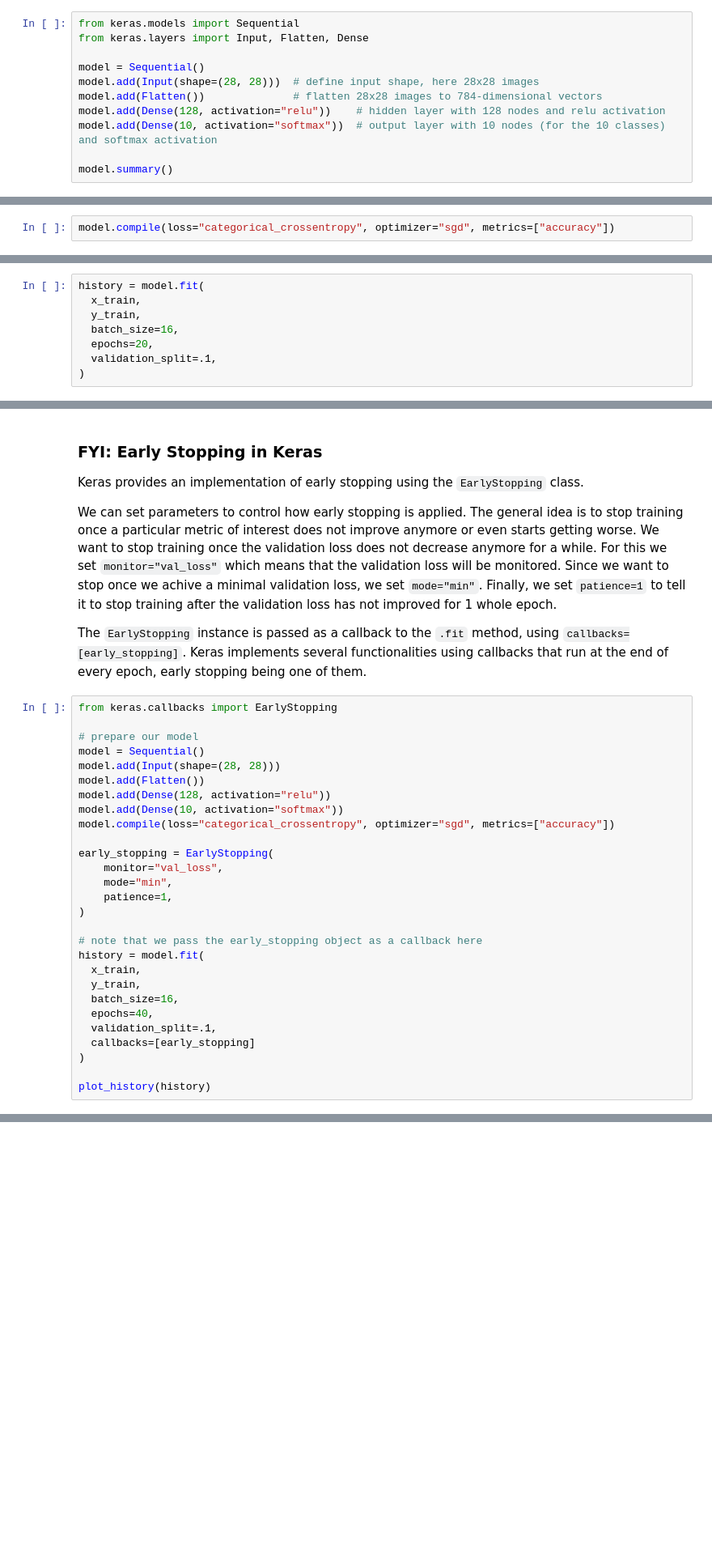
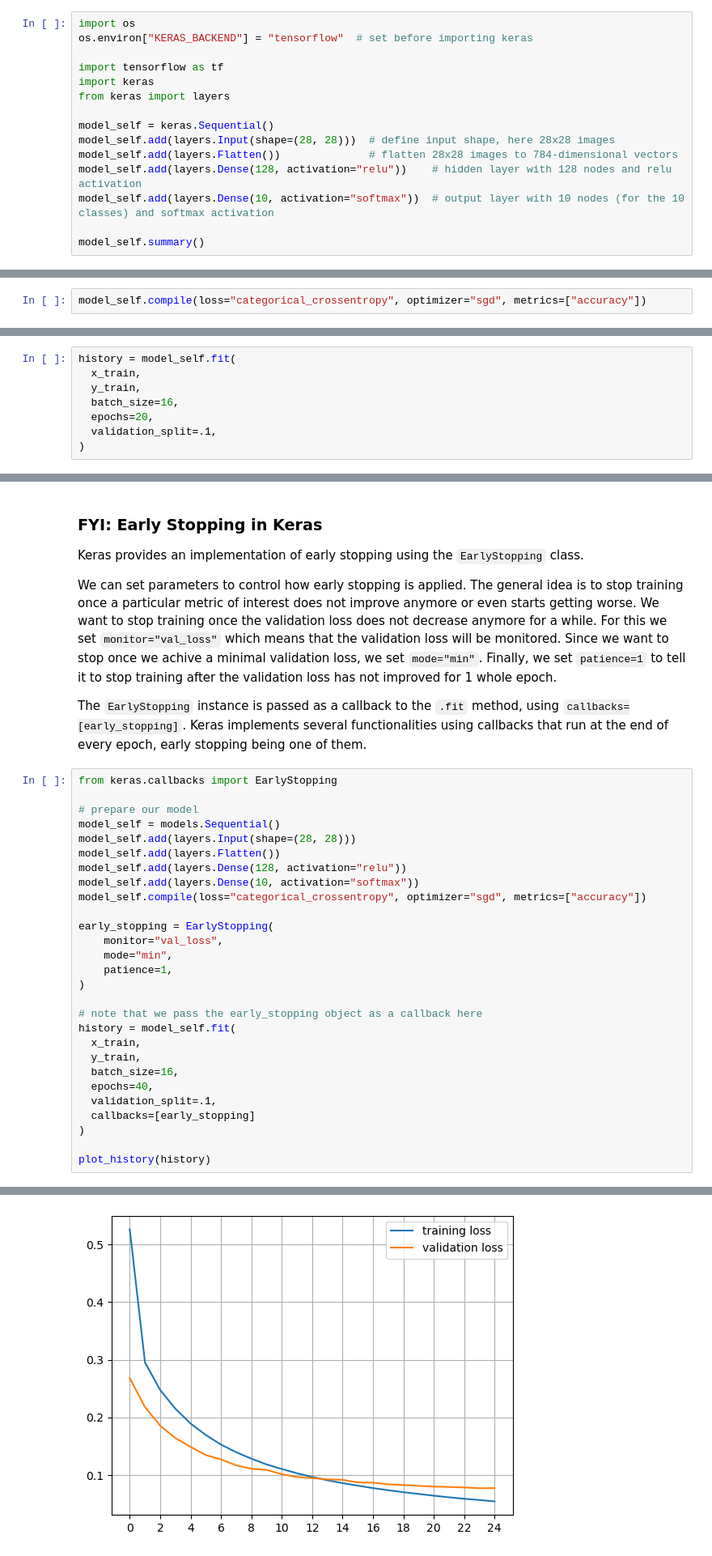
Before and after one commit to FPGSchiba/zhaw-bachelor, a Jupyter notebook: semester-5/machine-learning-1/L07_Training_NNs_Assignment.ipynb, the cells around one changed output, grey strips where cells are left out. Shown at 81% size. Saved outputs shown, nothing was run; the diff lists cells and outputs as text; blank space fills up the shorter version.

```diff
--- a/semester-5/machine-learning-1/L07_Training_NNs_Assignment.ipynb
+++ b/semester-5/machine-learning-1/L07_Training_NNs_Assignment.ipynb
@@ -77,13 +97,17 @@ We explicitely define the shape of the input using an `Input` layer. The MNIST i
 
 We use 10 output nodes, since we have 10 classes. The output layer uses softmax activation (as explained in the lecture) since we are addressing a classification problem.
 # %%
-from keras.models import Sequential
-from keras.layers import Input, Flatten, Dense
+import os
+os.environ["KERAS_BACKEND"] = "tensorflow"  # set before importing keras
 
-model = Sequential()
-model.add(Input(shape=(28, 28)))  # define input shape, here 28x28 images
-model.add(Flatten())              # flatten 28x28 images to 784-dimensional vectors
-model.add(Dense(128, activation="relu"))    # hidden layer with 128 nodes and relu activation
-model.add(Dense(10, activation="softmax"))  # output layer with 10 nodes (for the 10 classes) and softmax activation
+import tensorflow as tf
+import keras
+from keras import layers
 
-model.summary()
+model_self = keras.Sequential()
+model_self.add(layers.Input(shape=(28, 28)))  # define input shape, here 28x28 images
+model_self.add(layers.Flatten())              # flatten 28x28 images to 784-dimensional vectors
+model_self.add(layers.Dense(128, activation="relu"))    # hidden layer with 128 nodes and relu activation
+model_self.add(layers.Dense(10, activation="softmax"))  # output layer with 10 nodes (for the 10 classes) and softmax activation
+
+model_self.summary()
@@ -90,7 +128,7 @@ model.summary()
 # %% [markdown]
 In the next cell, we prepare the model for training. Since we have a multiclass classification task, we specify `"categorical_crossentropy"` as our loss function. We will use `optimizer="sgd"` to train the network using stochastic gradient descent, and report accuracy.
 # %%
-model.compile(loss="categorical_crossentropy", optimizer="sgd", metrics=["accuracy"])
+model_self.compile(loss="categorical_crossentropy", optimizer="sgd", metrics=["accuracy"])
 # %% [markdown]
 In the next cell, we fit the model on our training data. We use `batch_size=16` and train for `epochs=20` epochs.
 
@@ -98,7 +136,7 @@ We additionally use the keyword argument `validation_split=.1`. This tells the t
 
 During training, keras will report loss and accuracy on both the training and validation split for each epoch and store them in the history output object.
 # %%
-history = model.fit(
+history = model_self.fit(
   x_train,
   y_train,
   batch_size=16,
@@ -231,12 +354,12 @@ The `EarlyStopping` instance is passed as a callback to the `.fit` method, using
 from keras.callbacks import EarlyStopping
 
 # prepare our model
-model = Sequential()
-model.add(Input(shape=(28, 28)))
-model.add(Flatten())
-model.add(Dense(128, activation="relu"))
-model.add(Dense(10, activation="softmax"))
-model.compile(loss="categorical_crossentropy", optimizer="sgd", metrics=["accuracy"])
+model_self = models.Sequential()
+model_self.add(layers.Input(shape=(28, 28)))
+model_self.add(layers.Flatten())
+model_self.add(layers.Dense(128, activation="relu"))
+model_self.add(layers.Dense(10, activation="softmax"))
+model_self.compile(loss="categorical_crossentropy", optimizer="sgd", metrics=["accuracy"])
 
 early_stopping = EarlyStopping(
     monitor="val_loss",
@@ -245,7 +368,7 @@ early_stopping = EarlyStopping(
 )
 
 # note that we pass the early_stopping object as a callback here
-history = model.fit(
+history = model_self.fit(
   x_train,
   y_train,
   batch_size=16,
@@ -255,3 +378,4 @@ history = model.fit(
 )
 
 plot_history(history)
+# %% [output]
@@ -258,3 +399,4 @@ plot_history(history)
+[figure, added]
 # %% [markdown]
 <hr />
 
```
Also changed, not shown: parts of 24 cells of this notebook.
